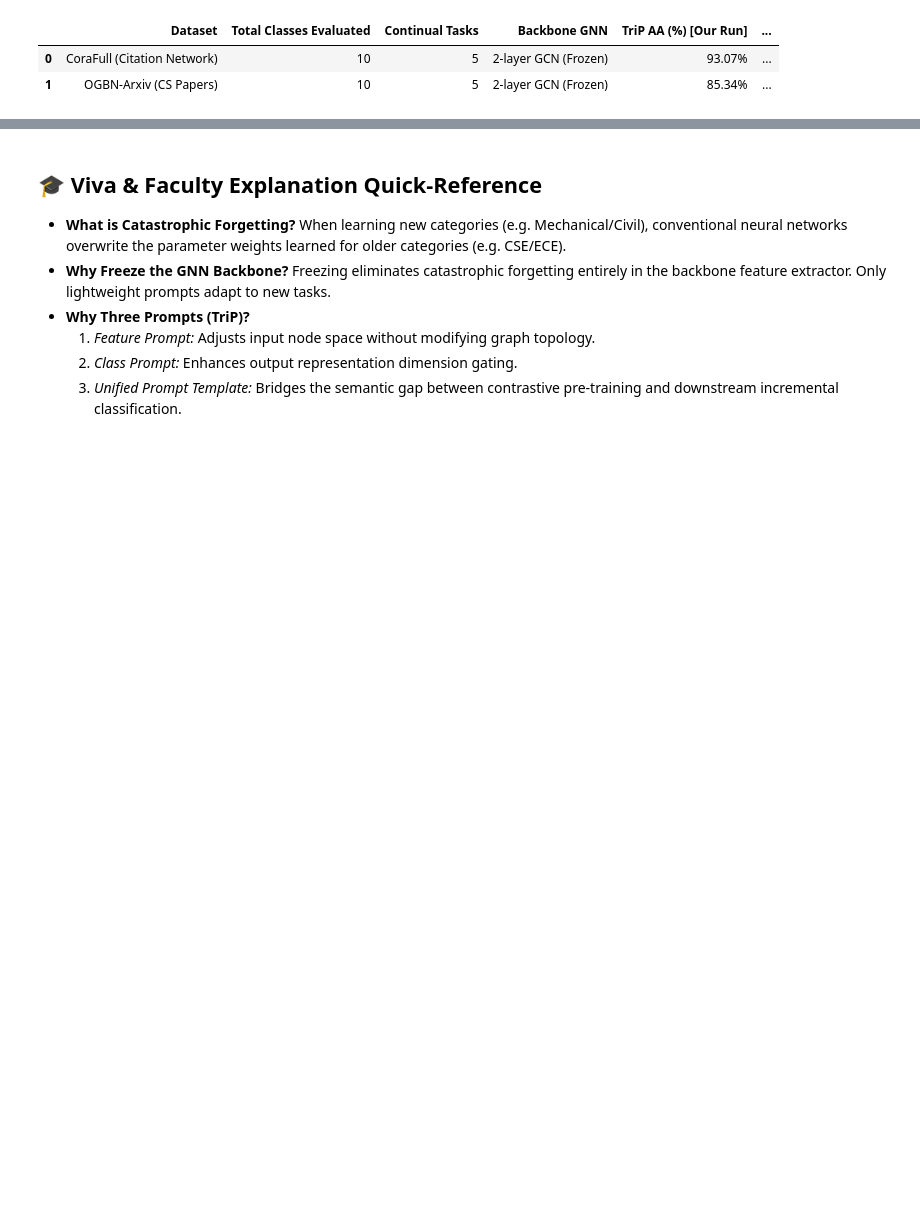
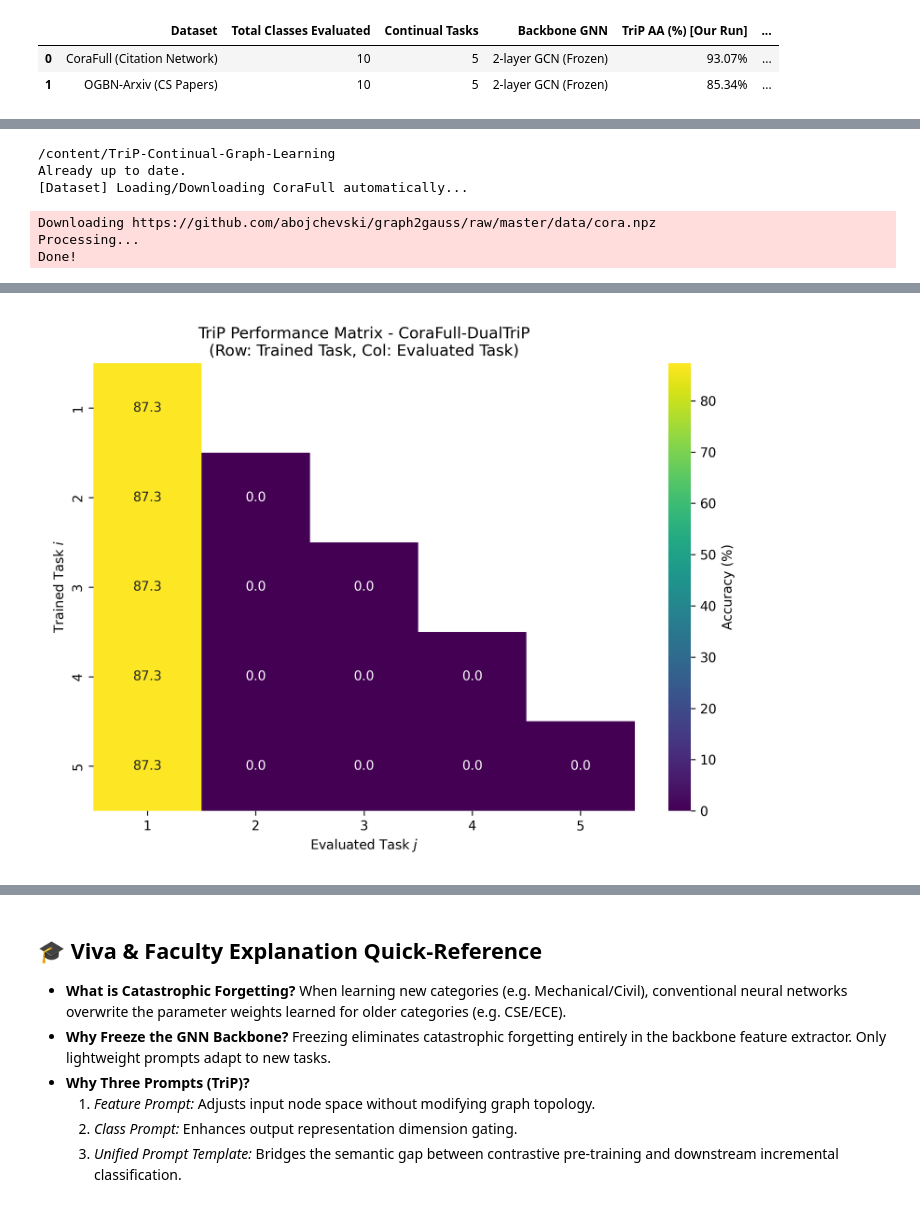
Before and after one commit to Abhireddy28/TriP-Continual-Graph-Learning, a Jupyter notebook: notebooks/TriP_Colab_Runner.ipynb, the cells around one changed output, grey strips where cells are left out. Saved outputs shown, nothing was run; the diff lists cells and outputs as text; code cells hidden in the pictures; blank space fills up the shorter version.

```diff
--- a/notebooks/TriP_Colab_Runner.ipynb
+++ b/notebooks/TriP_Colab_Runner.ipynb
@@ -308,3 +308,80 @@ files.download("results/ablation_study.png")
 [interactive output not drawn]
 [interactive output not drawn]
 [interactive output not drawn]
+# %%
+# 1. Install PyTorch Geometric and OGB (takes ~10 seconds)
+!pip install -q torch-geometric ogb
+
+# =========================================================================
+# Run Dual-TriP (Topological Structural Prompt + Wasserstein Sinkhorn Router)
+# =========================================================================
+import os, sys, importlib.util
+
+# 2. Switch to repository root directory
+if os.path.exists('/content/TriP-Continual-Graph-Learning'):
+    %cd /content/TriP-Continual-Graph-Learning
+!git pull
+
+repo_dir = os.path.abspath('.')
+if repo_dir not in sys.path:
+    sys.path.insert(0, repo_dir)
+
+# 3. Direct loader: guarantees CGLBDatasetManager loads without naming conflicts
+spec = importlib.util.spec_from_file_location("cglb_dataset", os.path.join(repo_dir, "datasets", "cglb_dataset.py"))
+cglb_mod = importlib.util.module_from_spec(spec)
+spec.loader.exec_module(cglb_mod)
+CGLBDatasetManager = cglb_mod.CGLBDatasetManager
+
+# Reload model & trainer modules with latest Dual-TriP code
+for mod in ['models.prompts', 'models.backbone', 'models.prototypes', 'models.trip_model', 'trainers.continual_trainer']:
+    if mod in sys.modules:
+        importlib.reload(sys.modules[mod])
+
+from models.trip_model import TriPFramework
+from trainers.pretrainer import SelfSupervisedPretrainer
+from trainers.continual_trainer import ContinualTrainer
+from evaluate.metrics import plot_performance_matrix
+from IPython.display import Image, display
+import torch
+
+device = torch.device("cuda" if torch.cuda.is_available() else "cpu")
+
+# 4. Load Dataset
+manager = CGLBDatasetManager(dataset_name="CoraFull", data_dir="./data", classes_per_task=2)
+data_dict = manager.build_continual_tasks(max_tasks=5)
+
+x = data_dict["x"].to(device)
+edge_index = data_dict["edge_index"].to(device)
+y = data_dict["y"].to(device)
+tasks = data_dict["tasks"]
+
+# 5. Initialize Dual-TriP (Topological Prompting + Wasserstein Sinkhorn Router ENABLED)
+model_dual = TriPFramework(
+    in_features=data_dict["num_features"],
+    hidden_dim=256,
+    backbone_type="GCN",
+    prompt_k=2,
+    temperature=0.5,
+    alpha=0.4,
+    use_topology_prompt=True,   # Upgrade 1: Dual-Space Topology Prompt
+    use_wasserstein=True,       # Upgrade 3: Optimal Transport Sinkhorn Router
+    device=device
+).to(device)
+
+# 6. Pre-train & Continual Learn
+pretrainer = SelfSupervisedPretrainer(model_dual, lr=0.001, epochs=50)
+pretrainer.train(x, edge_index, tasks[0]["train_nodes"].to(device))
+
+trainer = ContinualTrainer(model_dual, tasks, lr=0.005, epochs=40)
+results_dual = trainer.train_continual(x, edge_index, y)
+
+# 7. Save and display Dual-TriP heatmap
+plot_performance_matrix(results_dual["accuracy_matrix"], dataset_name="CoraFull-DualTriP", save_path="results/dual_trip_matrix.png")
+display(Image("results/dual_trip_matrix.png"))
+# %% [output]
+/content/TriP-Continual-Graph-Learning
+Already up to date.
+[Dataset] Loading/Downloading CoraFull automatically...
+Downloading https://github.com/abojchevski/graph2gauss/raw/master/data/cora.npz
+Processing...
+Done!
@@ -310,0 +405 @@ files.download("results/ablation_study.png")
+[figure, added]
```
Also changed, not shown: parts of 2 cells of this notebook.
